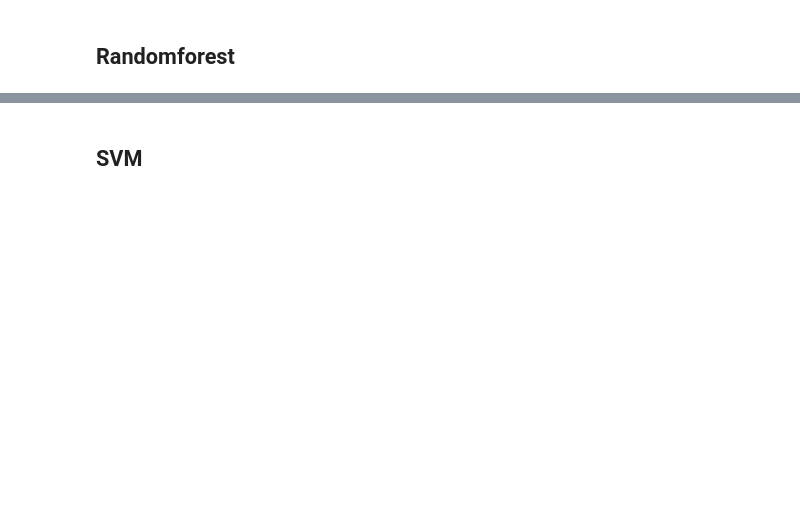
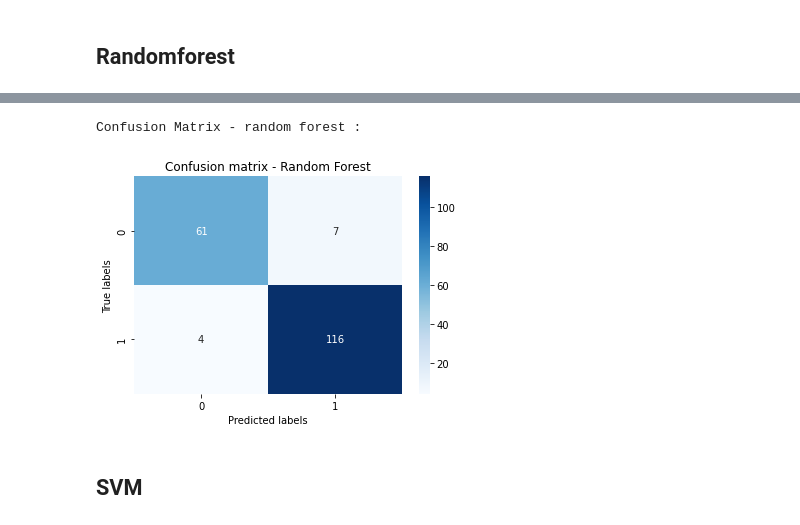
Before and after one commit to StevHenry/code-readability, a Jupyter notebook: Classification_pipline.ipynb, the cells around one changed output, grey strips where cells are left out. Saved outputs shown, nothing was run; the diff lists cells and outputs as text; code cells hidden in the pictures; blank space fills up the shorter version.

```diff
--- a/Classification_pipline.ipynb
+++ b/Classification_pipline.ipynb
@@ -80,3 +108,20 @@ Random Forest cross-validation accuracy: 0.963
+# %%
+# Generate predictions on the test set
+y_pred = np.argmax(clf_rf.predict(X_test), axis=-1)
+
+# Generate confusion matrix
+cm_rf = confusion_matrix(y_test, y_pred_rf)
+
+# Print confusion matrix
+print("Confusion Matrix - random forest :")
+sns.heatmap(cm_rf, annot=True, cmap='Blues', fmt='g')
+plt.xlabel('Predicted labels')
+plt.ylabel('True labels')
+plt.title('Confusion matrix - Random Forest')
+plt.show()
+# %% [output]
+Confusion Matrix - random forest :
+[figure, added]
 # %% [markdown]
 ## SVM
 # %%
```
Also changed, not shown: parts of 9 cells of this notebook, 1 other file.
